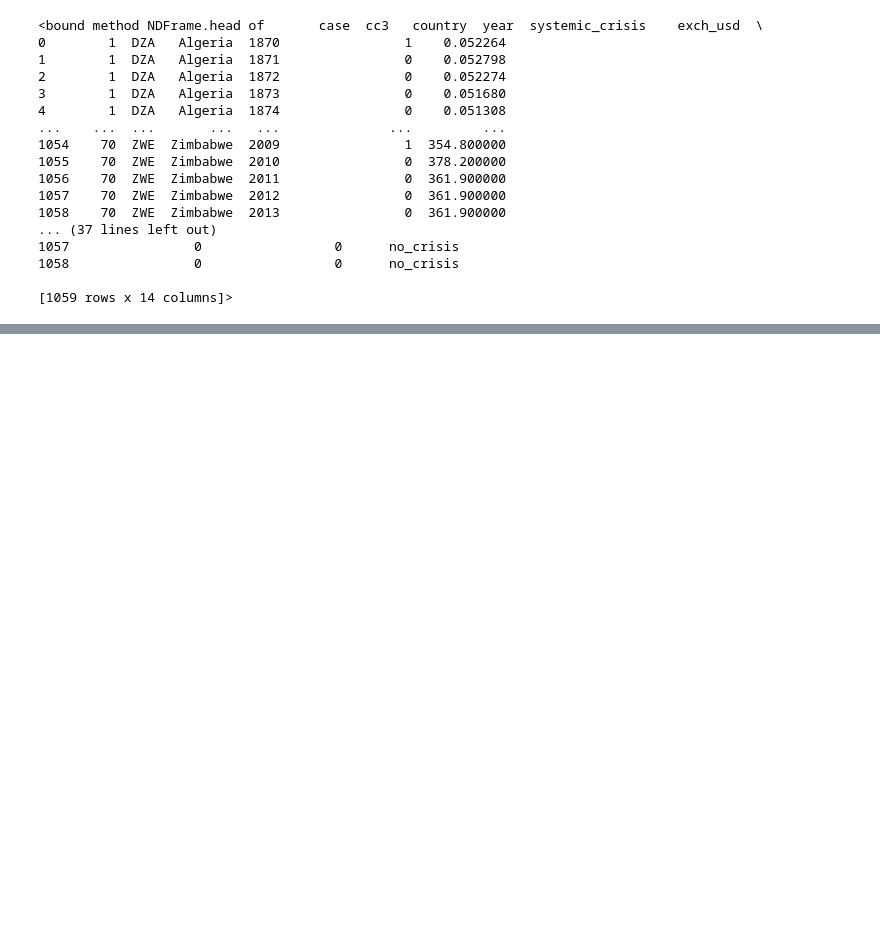
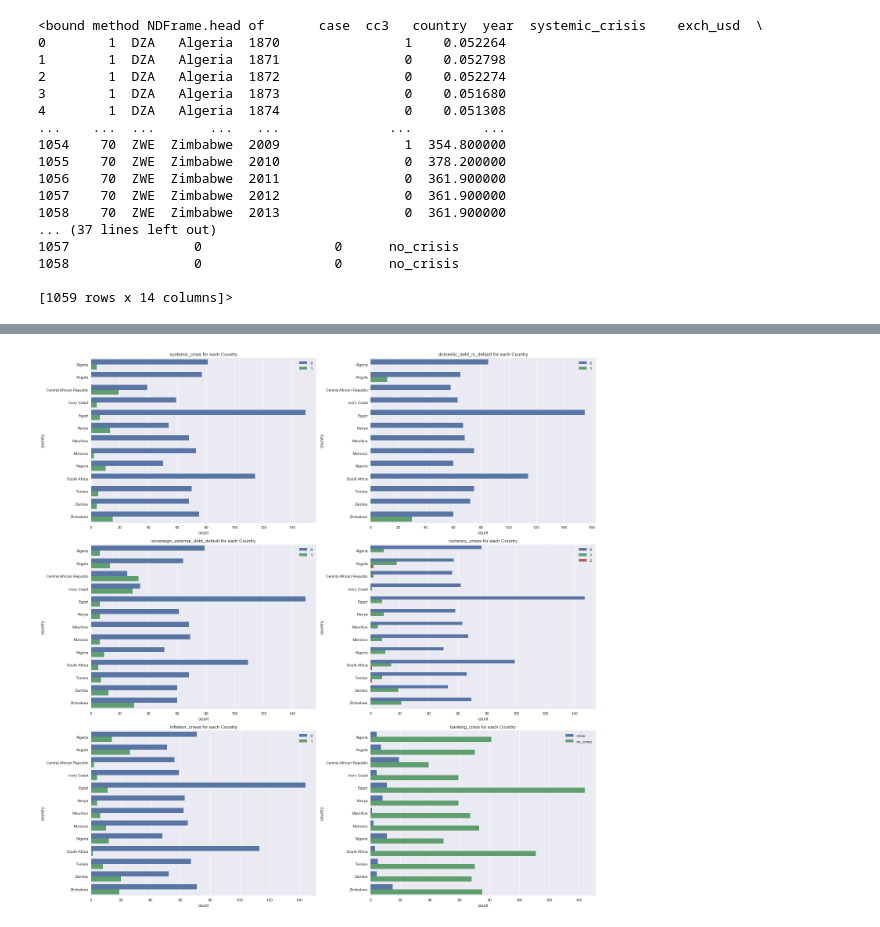
Before and after one commit to solapade/Africa-Econ-Crisis-Analysis-NYU, a Jupyter notebook: Notebook.ipynb, the cells around one changed output, grey strips where cells are left out. Saved outputs shown, nothing was run; the diff lists cells and outputs as text; code cells hidden in the pictures; blank space fills up the shorter version.

```diff
--- a/Notebook.ipynb
+++ b/Notebook.ipynb
@@ -29,0 +135,16 @@ data.head
+# %%
+#Visualization of different crises for each country
+chart=['systemic_crisis','domestic_debt_in_default',
+      'sovereign_external_debt_default','currency_crises',
+      'inflation_crises','banking_crisis']
+plt.figure(figsize=(20,20))
+count = 0
+for value in chart:
+      plt.subplot(3,2, count+1)
+      count +=1
+      sns.countplot(y=data.country, hue=data[value])
+      plt.legend(loc=0)
+      plt.title(value +' for each Country')
+      plt.tight_layout()
+# %% [output]
+[figure, added]
```
Also changed, not shown: parts of 11 cells of this notebook.
